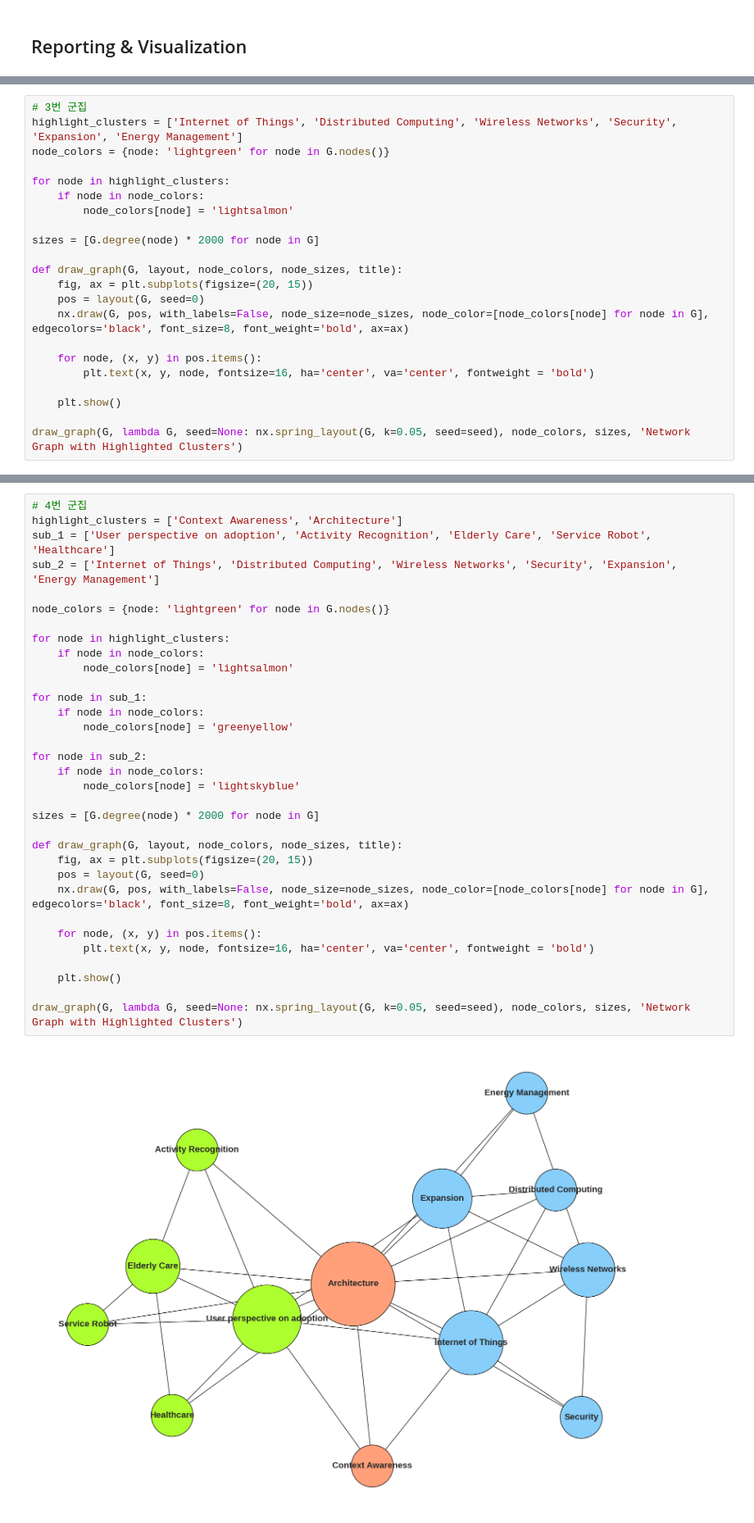
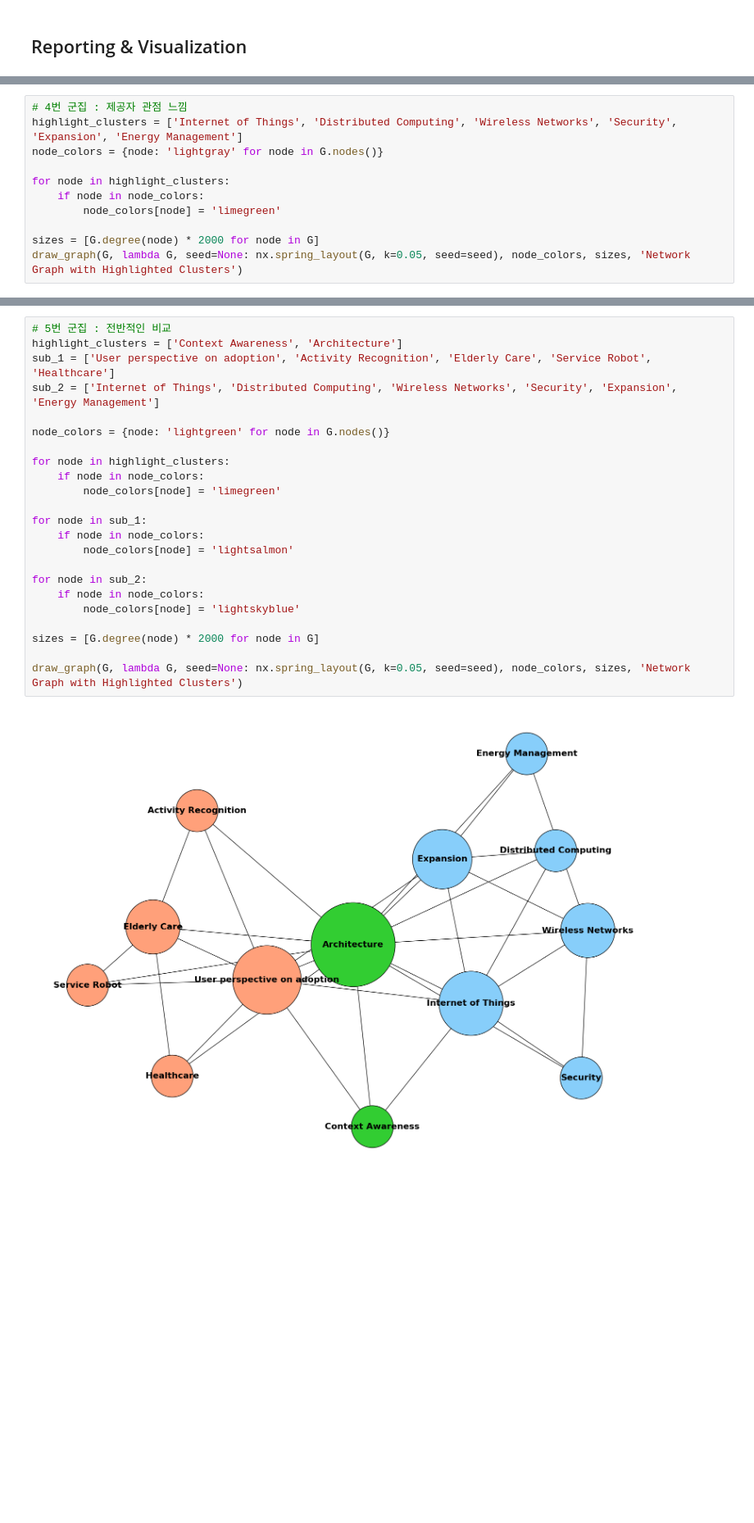
Before and after one commit to Geunhyeong-Han/shs-literature-text-mining, a Jupyter notebook: main.ipynb, the cells around one changed output, grey strips where cells are left out. Shown at 82% size. Drawn from its saved outputs; the diff is of its cells as text; blank space fills up the shorter version.

```diff
--- a/main.ipynb
+++ b/main.ipynb
@@ -929,23 +847,12 @@ draw_graph(G, lambda G, seed=None: nx.spring_layout(G, k=0.05, seed=seed), node_
 # %%
-# 3번 군집
+# 4번 군집 : 제공자 관점 느낌
 highlight_clusters = ['Internet of Things', 'Distributed Computing', 'Wireless Networks', 'Security', 'Expansion', 'Energy Management']
-node_colors = {node: 'lightgreen' for node in G.nodes()}
+node_colors = {node: 'lightgray' for node in G.nodes()}
 
 for node in highlight_clusters:
     if node in node_colors:
-        node_colors[node] = 'lightsalmon'
+        node_colors[node] = 'limegreen'
 
 sizes = [G.degree(node) * 2000 for node in G]
-
-def draw_graph(G, layout, node_colors, node_sizes, title):
-    fig, ax = plt.subplots(figsize=(20, 15))
-    pos = layout(G, seed=0)
-    nx.draw(G, pos, with_labels=False, node_size=node_sizes, node_color=[node_colors[node] for node in G], edgecolors='black', font_size=8, font_weight='bold', ax=ax)
-
-    for node, (x, y) in pos.items():
-        plt.text(x, y, node, fontsize=16, ha='center', va='center', fontweight = 'bold')
-
-    plt.show()
-
 draw_graph(G, lambda G, seed=None: nx.spring_layout(G, k=0.05, seed=seed), node_colors, sizes, 'Network Graph with Highlighted Clusters')
 # %% [output]
@@ -953,35 +860,25 @@ draw_graph(G, lambda G, seed=None: nx.spring_layout(G, k=0.05, seed=seed), node_
 # %%
-# 4번 군집
+# 5번 군집 : 전반적인 비교
 highlight_clusters = ['Context Awareness', 'Architecture']
 sub_1 = ['User perspective on adoption', 'Activity Recognition', 'Elderly Care', 'Service Robot', 'Healthcare']
 sub_2 = ['Internet of Things', 'Distributed Computing', 'Wireless Networks', 'Security', 'Expansion', 'Energy Management']
 
 node_colors = {node: 'lightgreen' for node in G.nodes()}
 
 for node in highlight_clusters:
     if node in node_colors:
-        node_colors[node] = 'lightsalmon'
+        node_colors[node] = 'limegreen'
 
 for node in sub_1:
     if node in node_colors:
-        node_colors[node] = 'greenyellow'
+        node_colors[node] = 'lightsalmon'
 
 for node in sub_2:
     if node in node_colors:
         node_colors[node] = 'lightskyblue'
 
 sizes = [G.degree(node) * 2000 for node in G]
 
-def draw_graph(G, layout, node_colors, node_sizes, title):
-    fig, ax = plt.subplots(figsize=(20, 15))
-    pos = layout(G, seed=0)
-    nx.draw(G, pos, with_labels=False, node_size=node_sizes, node_color=[node_colors[node] for node in G], edgecolors='black', font_size=8, font_weight='bold', ax=ax)
-
-    for node, (x, y) in pos.items():
-        plt.text(x, y, node, fontsize=16, ha='center', va='center', fontweight = 'bold')
-
-    plt.show()
-
 draw_graph(G, lambda G, seed=None: nx.spring_layout(G, k=0.05, seed=seed), node_colors, sizes, 'Network Graph with Highlighted Clusters')
 # %% [output]
-[figure, old version]
+[figure, new version]
```
Also changed, not shown: parts of 7 cells of this notebook.
